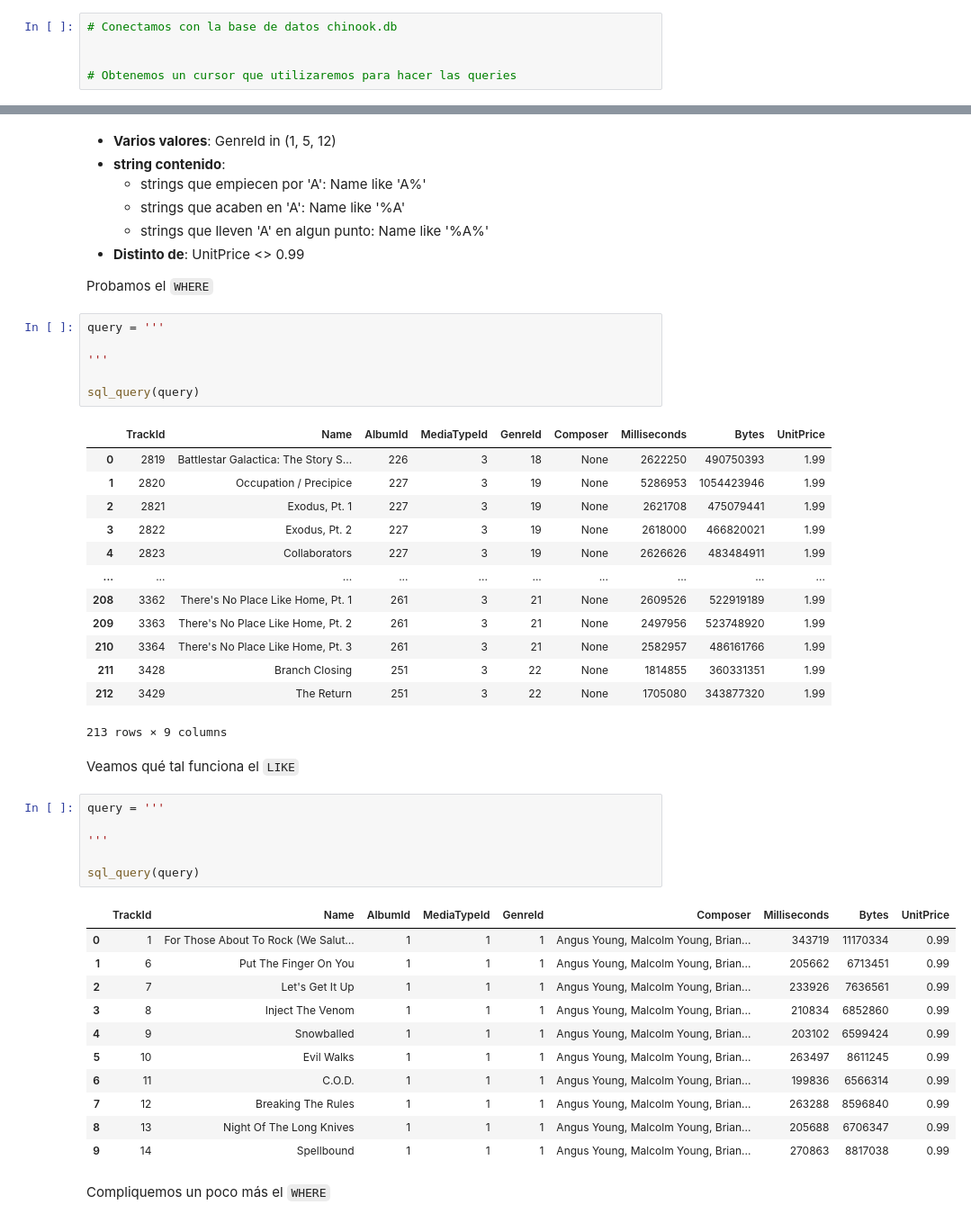
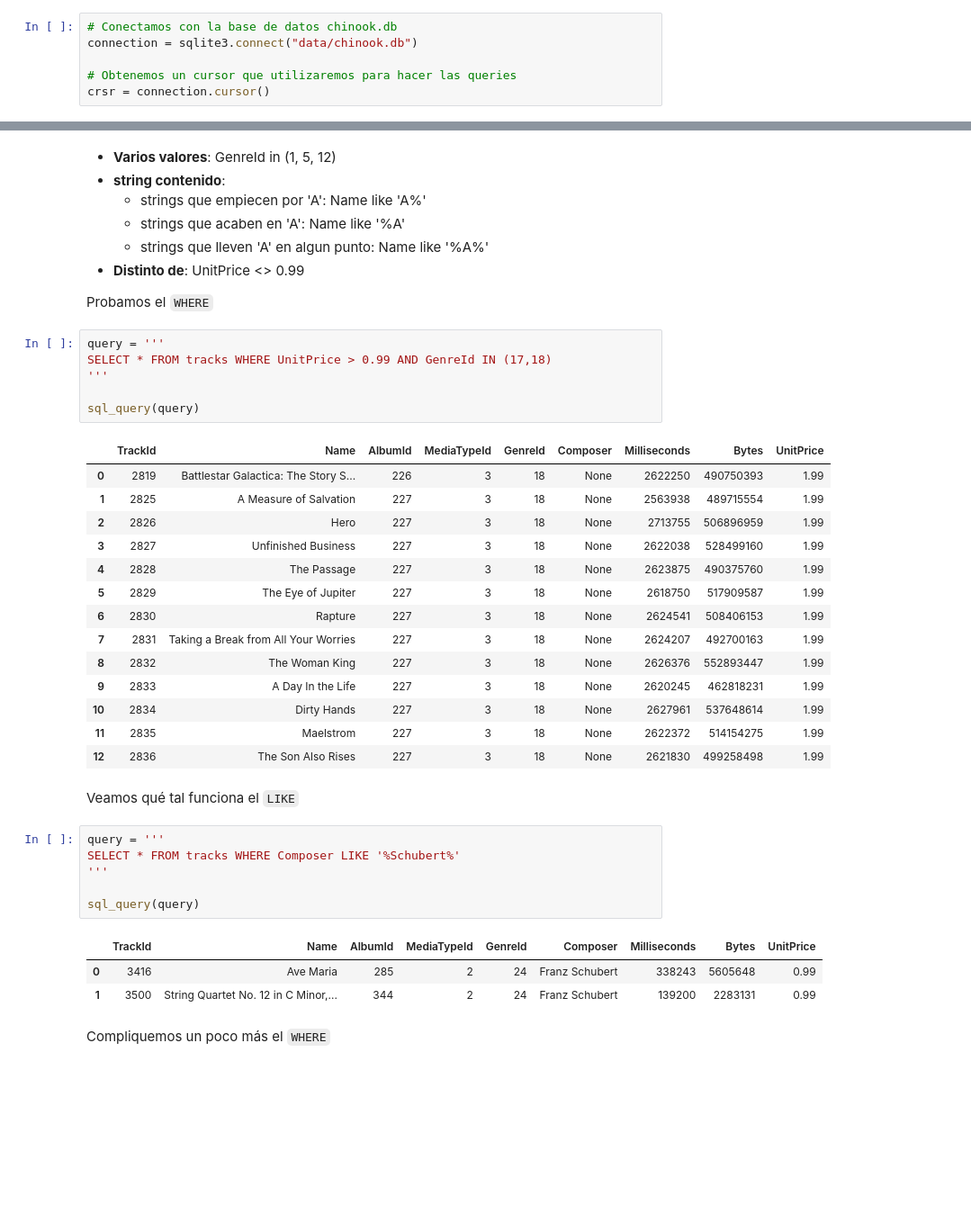
Before and after one commit to lhernandezc96/ds-nov23-thebridge, a Jupyter notebook: 2_Analytics/13-SQL/SQL_Python -aula.ipynb, the cells around one changed output, grey strips where cells are left out. Shown at 90% size. Cells and saved outputs as stored; diff of their text form; blank space fills up the shorter version.

```diff
--- a/2_Analytics/13-SQL/SQL_Python -aula.ipynb
+++ b/2_Analytics/13-SQL/SQL_Python -aula.ipynb
@@ -47,8 +52,9 @@ Lo primero que hacemos es **establecer conexión con la base de datos**. En este
 # %%
 # Conectamos con la base de datos chinook.db
-
+connection = sqlite3.connect("data/chinook.db")
 
 # Obtenemos un cursor que utilizaremos para hacer las queries
+crsr = connection.cursor()
 # %%
 def sql_query(query):
 
@@ -215,45 +257,38 @@ Se usa para filtrar filas. Ejemplos de uso:
 * **Distinto de**: UnitPrice <> 0.99
 
 Probamos el `WHERE`
-# %%
-query = '''
-
-'''
-
-sql_query(query)
-# %% [output]
-|  | TrackId | Name | AlbumId | MediaTypeId | GenreId | Composer | Milliseconds | Bytes | UnitPrice |
-| 0 | 2819 | Battlestar Galactica: The Story S... | 226 | 3 | 18 | None | 2622250 | 490750393 | 1.99 |
-| 1 | 2820 | Occupation / Precipice | 227 | 3 | 19 | None | 5286953 | 1054423946 | 1.99 |
-| 2 | 2821 | Exodus, Pt. 1 | 227 | 3 | 19 | None | 2621708 | 475079441 | 1.99 |
-| 3 | 2822 | Exodus, Pt. 2 | 227 | 3 | 19 | None | 2618000 | 466820021 | 1.99 |
-| 4 | 2823 | Collaborators | 227 | 3 | 19 | None | 2626626 | 483484911 | 1.99 |
-| ... | ... | ... | ... | ... | ... | ... | ... | ... | ... |
-| 208 | 3362 | There's No Place Like Home, Pt. 1 | 261 | 3 | 21 | None | 2609526 | 522919189 | 1.99 |
-| 209 | 3363 | There's No Place Like Home, Pt. 2 | 261 | 3 | 21 | None | 2497956 | 523748920 | 1.99 |
-| 210 | 3364 | There's No Place Like Home, Pt. 3 | 261 | 3 | 21 | None | 2582957 | 486161766 | 1.99 |
-| 211 | 3428 | Branch Closing | 251 | 3 | 22 | None | 1814855 | 360331351 | 1.99 |
-| 212 | 3429 | The Return | 251 | 3 | 22 | None | 1705080 | 343877320 | 1.99 |
-213 rows × 9 columns
+# %%
+query = '''
+SELECT * FROM tracks WHERE UnitPrice > 0.99 AND GenreId IN (17,18)
+'''
+
+sql_query(query)
+# %% [output]
+|  | TrackId | Name | AlbumId | MediaTypeId | GenreId | Composer | Milliseconds | Bytes | UnitPrice |
+| 0 | 2819 | Battlestar Galactica: The Story S... | 226 | 3 | 18 | None | 2622250 | 490750393 | 1.99 |
+| 1 | 2825 | A Measure of Salvation | 227 | 3 | 18 | None | 2563938 | 489715554 | 1.99 |
+| 2 | 2826 | Hero | 227 | 3 | 18 | None | 2713755 | 506896959 | 1.99 |
+| 3 | 2827 | Unfinished Business | 227 | 3 | 18 | None | 2622038 | 528499160 | 1.99 |
+| 4 | 2828 | The Passage | 227 | 3 | 18 | None | 2623875 | 490375760 | 1.99 |
+| 5 | 2829 | The Eye of Jupiter | 227 | 3 | 18 | None | 2618750 | 517909587 | 1.99 |
+| 6 | 2830 | Rapture | 227 | 3 | 18 | None | 2624541 | 508406153 | 1.99 |
+| 7 | 2831 | Taking a Break from All Your Worries | 227 | 3 | 18 | None | 2624207 | 492700163 | 1.99 |
+| 8 | 2832 | The Woman King | 227 | 3 | 18 | None | 2626376 | 552893447 | 1.99 |
+| 9 | 2833 | A Day In the Life | 227 | 3 | 18 | None | 2620245 | 462818231 | 1.99 |
+| 10 | 2834 | Dirty Hands | 227 | 3 | 18 | None | 2627961 | 537648614 | 1.99 |
+| 11 | 2835 | Maelstrom | 227 | 3 | 18 | None | 2622372 | 514154275 | 1.99 |
+| 12 | 2836 | The Son Also Rises | 227 | 3 | 18 | None | 2621830 | 499258498 | 1.99 |
 # %% [markdown]
 Veamos qué tal funciona el `LIKE`
 # %%
 query = '''
-
+SELECT * FROM tracks WHERE Composer LIKE '%Schubert%'
 '''
 
 sql_query(query)
 # %% [output]
 |  | TrackId | Name | AlbumId | MediaTypeId | GenreId | Composer | Milliseconds | Bytes | UnitPrice |
-| 0 | 1 | For Those About To Rock (We Salut... | 1 | 1 | 1 | Angus Young, Malcolm Young, Brian... | 343719 | 11170334 | 0.99 |
-| 1 | 6 | Put The Finger On You | 1 | 1 | 1 | Angus Young, Malcolm Young, Brian... | 205662 | 6713451 | 0.99 |
-| 2 | 7 | Let's Get It Up | 1 | 1 | 1 | Angus Young, Malcolm Young, Brian... | 233926 | 7636561 | 0.99 |
-| 3 | 8 | Inject The Venom | 1 | 1 | 1 | Angus Young, Malcolm Young, Brian... | 210834 | 6852860 | 0.99 |
-| 4 | 9 | Snowballed | 1 | 1 | 1 | Angus Young, Malcolm Young, Brian... | 203102 | 6599424 | 0.99 |
-| 5 | 10 | Evil Walks | 1 | 1 | 1 | Angus Young, Malcolm Young, Brian... | 263497 | 8611245 | 0.99 |
-| 6 | 11 | C.O.D. | 1 | 1 | 1 | Angus Young, Malcolm Young, Brian... | 199836 | 6566314 | 0.99 |
-| 7 | 12 | Breaking The Rules | 1 | 1 | 1 | Angus Young, Malcolm Young, Brian... | 263288 | 8596840 | 0.99 |
-| 8 | 13 | Night Of The Long Knives | 1 | 1 | 1 | Angus Young, Malcolm Young, Brian... | 205688 | 6706347 | 0.99 |
-| 9 | 14 | Spellbound | 1 | 1 | 1 | Angus Young, Malcolm Young, Brian... | 270863 | 8817038 | 0.99 |
+| 0 | 3416 | Ave Maria | 285 | 2 | 24 | Franz Schubert | 338243 | 5605648 | 0.99 |
+| 1 | 3500 | String Quartet No. 12 in C Minor,... | 344 | 2 | 24 | Franz Schubert | 139200 | 2283131 | 0.99 |
 # %% [markdown]
 Compliquemos un poco más el `WHERE`
```
Also changed, not shown: parts of 36 cells of this notebook, 19 other files.
